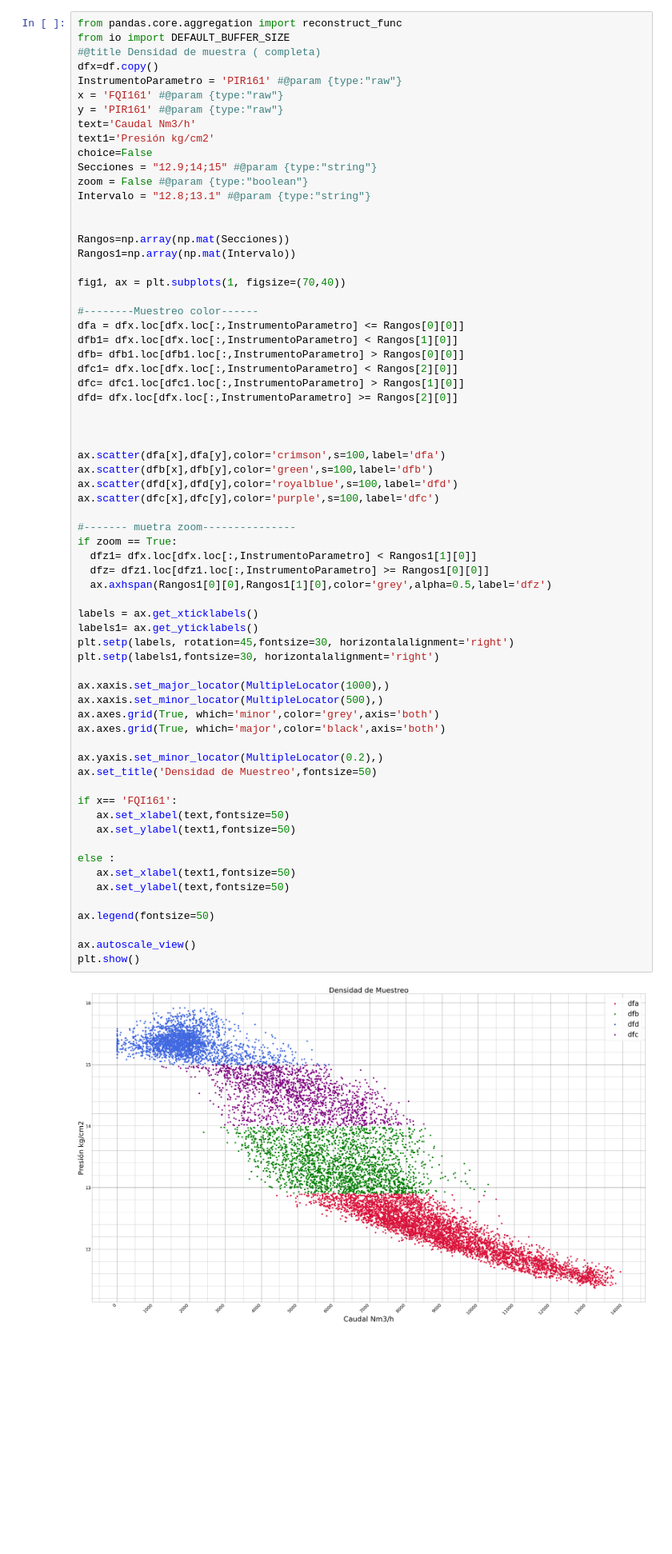
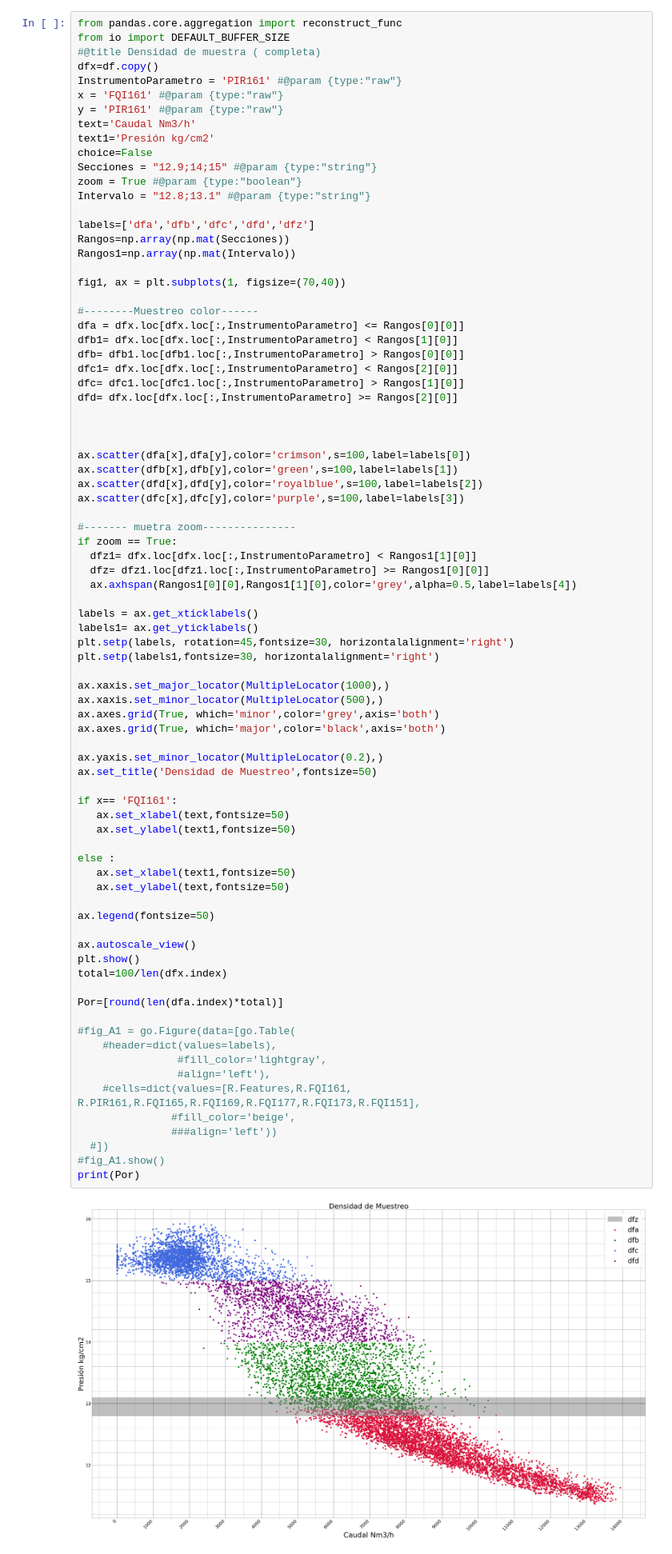
Before and after one commit to JuanCappelletti/Consteel_H06, a Jupyter notebook: ensayo.ipynb, the cells around one changed output. Shown at 80% size. Saved outputs shown, nothing was run; the diff lists cells and outputs as text; blank space fills up the shorter version.

```diff
--- a/ensayo.ipynb
+++ b/ensayo.ipynb
@@ -56,10 +56,10 @@ text='Caudal Nm3/h'
 text1='Presión kg/cm2'
 choice=False
 Secciones = "12.9;14;15" #@param {type:"string"}
-zoom = False #@param {type:"boolean"}
+zoom = True #@param {type:"boolean"}
 Intervalo = "12.8;13.1" #@param {type:"string"}
 
-
+labels=['dfa','dfb','dfc','dfd','dfz']
 Rangos=np.array(np.mat(Secciones))
 Rangos1=np.array(np.mat(Intervalo))
 
@@ -75,41 +75,55 @@ dfd= dfx.loc[dfx.loc[:,InstrumentoParametro] >= Rangos[2][0]]
 
 
 
-ax.scatter(dfa[x],dfa[y],color='crimson',s=100,label='dfa')
-ax.scatter(dfb[x],dfb[y],color='green',s=100,label='dfb')
-ax.scatter(dfd[x],dfd[y],color='royalblue',s=100,label='dfd')
-ax.scatter(dfc[x],dfc[y],color='purple',s=100,label='dfc')
+ax.scatter(dfa[x],dfa[y],color='crimson',s=100,label=labels[0])
+ax.scatter(dfb[x],dfb[y],color='green',s=100,label=labels[1])
+ax.scatter(dfd[x],dfd[y],color='royalblue',s=100,label=labels[2])
+ax.scatter(dfc[x],dfc[y],color='purple',s=100,label=labels[3])
 
 #------- muetra zoom---------------
 if zoom == True:
   dfz1= dfx.loc[dfx.loc[:,InstrumentoParametro] < Rangos1[1][0]]
   dfz= dfz1.loc[dfz1.loc[:,InstrumentoParametro] >= Rangos1[0][0]]
-  ax.axhspan(Rangos1[0][0],Rangos1[1][0],color='grey',alpha=0.5,label='dfz')
+  ax.axhspan(Rangos1[0][0],Rangos1[1][0],color='grey',alpha=0.5,label=labels[4])
 
 labels = ax.get_xticklabels()
 labels1= ax.get_yticklabels()
 plt.setp(labels, rotation=45,fontsize=30, horizontalalignment='right')
 plt.setp(labels1,fontsize=30, horizontalalignment='right')
 
 ax.xaxis.set_major_locator(MultipleLocator(1000),)
 ax.xaxis.set_minor_locator(MultipleLocator(500),)
 ax.axes.grid(True, which='minor',color='grey',axis='both')
 ax.axes.grid(True, which='major',color='black',axis='both')
 
 ax.yaxis.set_minor_locator(MultipleLocator(0.2),)
 ax.set_title('Densidad de Muestreo',fontsize=50)
 
 if x== 'FQI161':
    ax.set_xlabel(text,fontsize=50)
    ax.set_ylabel(text1,fontsize=50)
 
 else :
    ax.set_xlabel(text1,fontsize=50)
    ax.set_ylabel(text,fontsize=50)
 
 ax.legend(fontsize=50)
 
 ax.autoscale_view()
 plt.show()
+total=100/len(dfx.index)
+
+Por=[round(len(dfa.index)*total)]
+
+#fig_A1 = go.Figure(data=[go.Table(
+    #header=dict(values=labels),
+                #fill_color='lightgray',
+                #align='left'),
+    #cells=dict(values=[R.Features,R.FQI161, R.PIR161,R.FQI165,R.FQI169,R.FQI177,R.FQI173,R.FQI151],
+               #fill_color='beige',
+               ###align='left'))
+  #])
+#fig_A1.show()
+print(Por)
 # %% [output]
-[figure, old version]
+[figure, new version]
```
Also changed, not shown: parts of 3 cells of this notebook.
